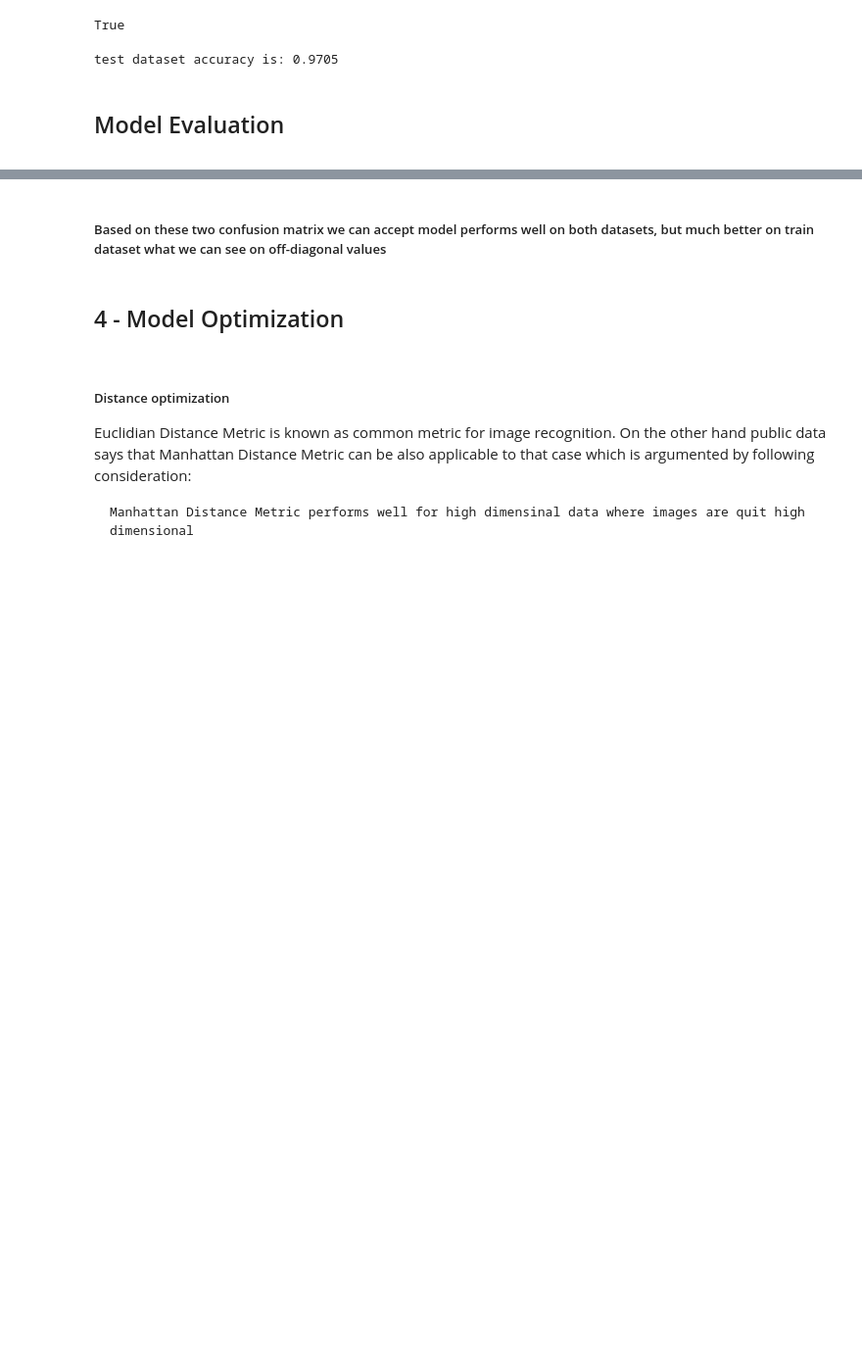
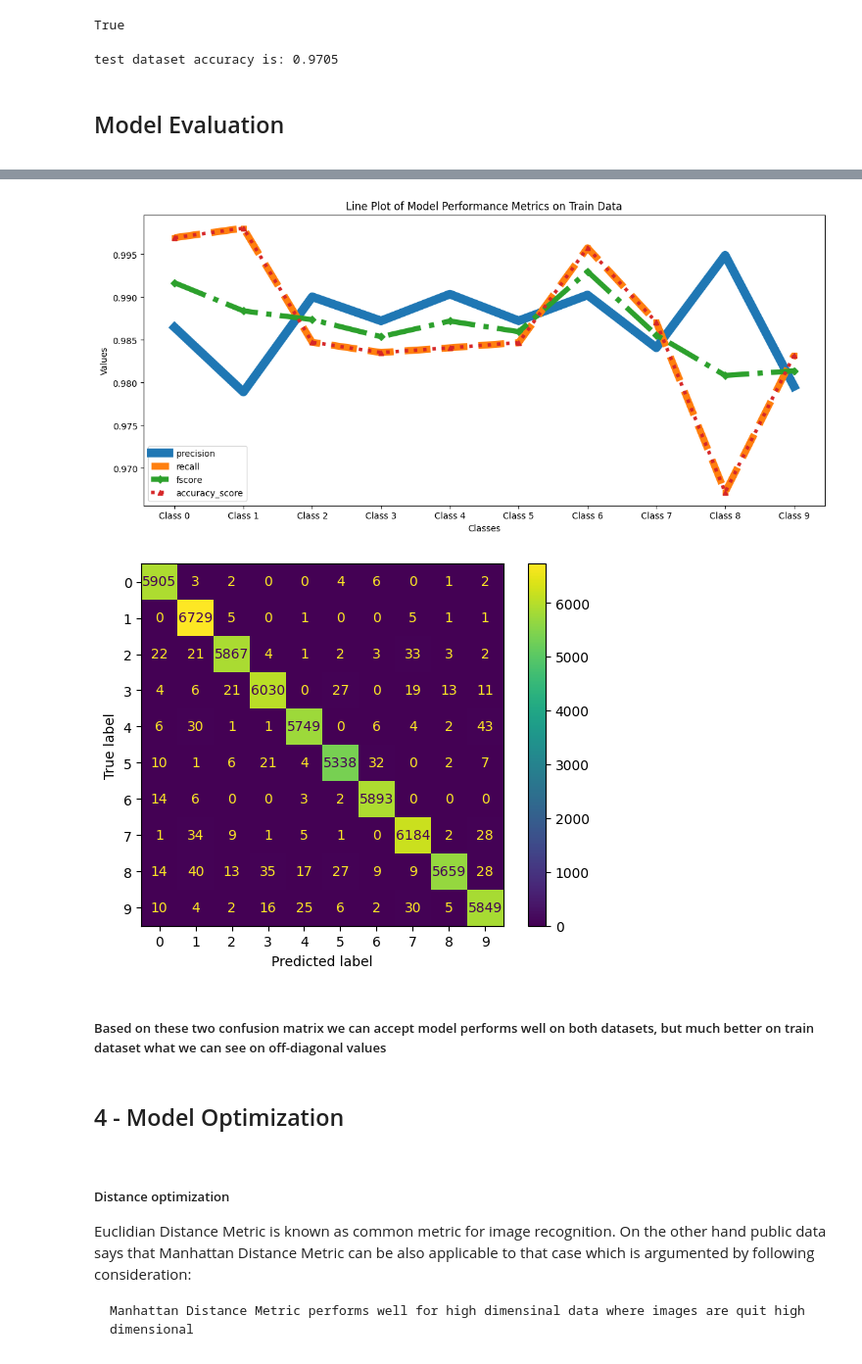
Before and after one commit to Ozu-bezariusu/hillel_ml, a Jupyter notebook: homework_4/knn_classifier.ipynb, the cells around one changed output, grey strips where cells are left out. Shown at 98% size. Drawn from its saved outputs; the diff is of its cells as text; code cells hidden in the pictures; blank space fills up the shorter version.

```diff
--- a/homework_4/knn_classifier.ipynb
+++ b/homework_4/knn_classifier.ipynb
@@ -232,3 +203,18 @@ plt.show()
+# %%
+# Predict on train data
+y_train_pred = model.predict(x_train)
+
+# Load performance metrics
+eucl_train_perf_metrics = assess_model(y_train, y_train_pred)
+
+# Plot metrics
+metrics_line_plot(eucl_train_perf_metrics, title="Line Plot of Model Performance Metrics on Train Data")
+
+# Plot confusion matrix
+plot_conf_mtrx(original=y_train, predicted=y_train_pred)
+# %% [output]
+[figure, added]
+[figure, added]
 # %% [markdown]
 ##### Based on these two confusion matrix we can accept model performs well on both datasets, but much better on train dataset what we can see on off-diagonal values
 # %% [markdown]
```
Also changed, not shown: parts of 20 cells of this notebook.
